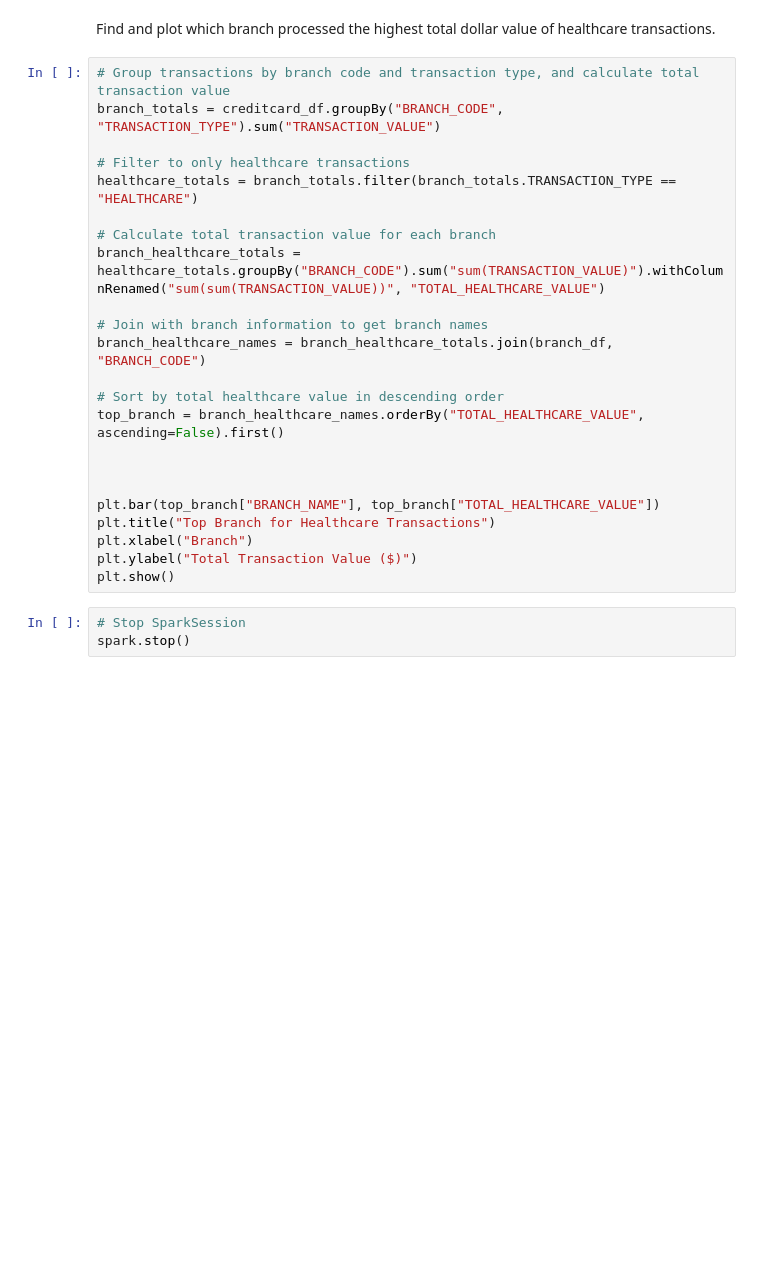
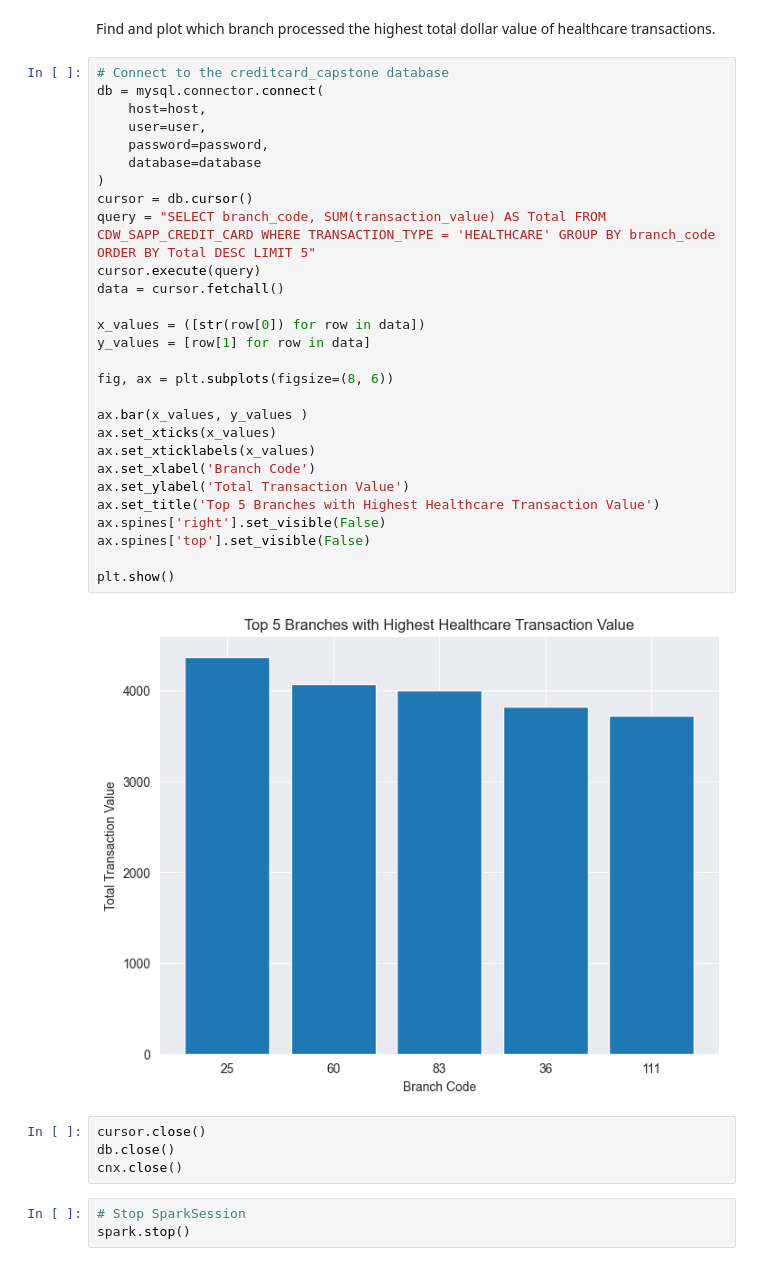
Before and after one commit to andrewrhoden/Data-Engineering---Capstone-Project, a Jupyter notebook: Capstone_Project.ipynb, the cells around one changed output. Saved outputs shown, nothing was run; the diff lists cells and outputs as text; blank space fills up the shorter version.

```diff
--- a/Capstone_Project.ipynb
+++ b/Capstone_Project.ipynb
@@ -628,28 +629,39 @@ plt.show()
 # %% [markdown]
 Find and plot which branch processed the highest total dollar value of healthcare transactions.
-# %%
-# Group transactions by branch code and transaction type, and calculate total transaction value
-branch_totals = creditcard_df.groupBy("BRANCH_CODE", "TRANSACTION_TYPE").sum("TRANSACTION_VALUE")
-
-# Filter to only healthcare transactions
-healthcare_totals = branch_totals.filter(branch_totals.TRANSACTION_TYPE == "HEALTHCARE")
-
-# Calculate total transaction value for each branch
-branch_healthcare_totals = healthcare_totals.groupBy("BRANCH_CODE").sum("sum(TRANSACTION_VALUE)").withColumnRenamed("sum(sum(TRANSACTION_VALUE))", "TOTAL_HEALTHCARE_VALUE")
-
-# Join with branch information to get branch names
-branch_healthcare_names = branch_healthcare_totals.join(branch_df, "BRANCH_CODE")
-
-# Sort by total healthcare value in descending order
-top_branch = branch_healthcare_names.orderBy("TOTAL_HEALTHCARE_VALUE", ascending=False).first()
-
-
-
-plt.bar(top_branch["BRANCH_NAME"], top_branch["TOTAL_HEALTHCARE_VALUE"])
-plt.title("Top Branch for Healthcare Transactions")
-plt.xlabel("Branch")
-plt.ylabel("Total Transaction Value ($)")
-plt.show()
+# %%
+# Connect to the creditcard_capstone database
+db = mysql.connector.connect(
+    host=host,
+    user=user,
+    password=password,
+    database=database
+)
+cursor = db.cursor()
+query = "SELECT branch_code, SUM(transaction_value) AS Total FROM CDW_SAPP_CREDIT_CARD WHERE TRANSACTION_TYPE = 'HEALTHCARE' GROUP BY branch_code ORDER BY Total DESC LIMIT 5"
+cursor.execute(query)
+data = cursor.fetchall()
+
+x_values = ([str(row[0]) for row in data])
+y_values = [row[1] for row in data]
+
+fig, ax = plt.subplots(figsize=(8, 6))
+
+ax.bar(x_values, y_values )
+ax.set_xticks(x_values)
+ax.set_xticklabels(x_values)
+ax.set_xlabel('Branch Code')
+ax.set_ylabel('Total Transaction Value')
+ax.set_title('Top 5 Branches with Highest Healthcare Transaction Value')
+ax.spines['right'].set_visible(False)
+ax.spines['top'].set_visible(False)
+
+plt.show()
+# %% [output]
+[figure, added]
+# %%
+cursor.close()
+db.close()
+cnx.close()
 # %%
 # Stop SparkSession
 spark.stop()
```
Also changed, not shown: parts of 6 cells of this notebook.
